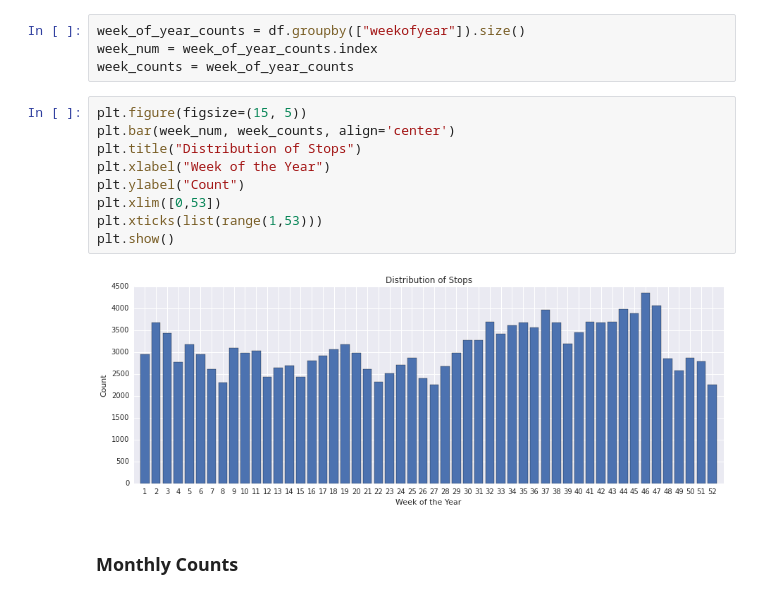
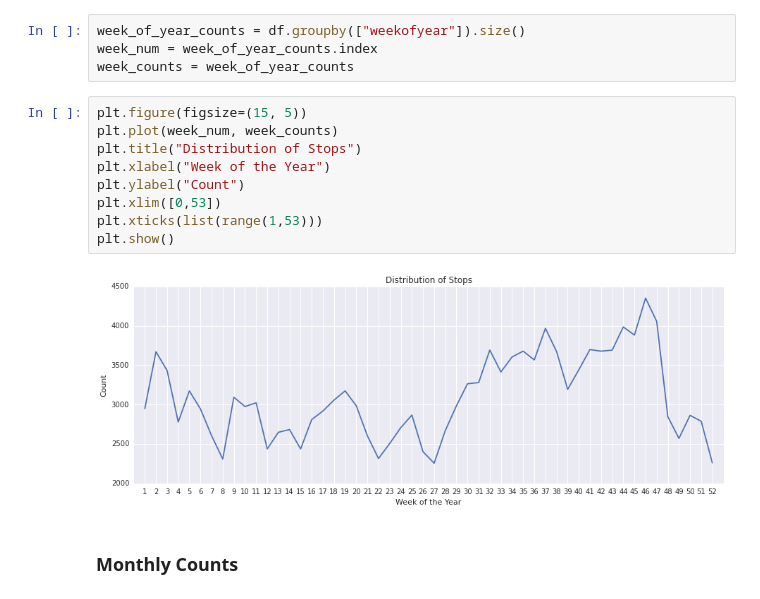
Before and after one commit to garethdavidjones/NYCFrisk, a Jupyter notebook: Exploration.ipynb, the cells around one changed output. Saved outputs shown, nothing was run; the diff lists cells and outputs as text.

```diff
--- a/Exploration.ipynb
+++ b/Exploration.ipynb
@@ -195,15 +172,15 @@ week_num = week_of_year_counts.index
 week_counts = week_of_year_counts
 # %%
 plt.figure(figsize=(15, 5))
-plt.bar(week_num, week_counts, align='center')
+plt.plot(week_num, week_counts)
 plt.title("Distribution of Stops")
 plt.xlabel("Week of the Year")
 plt.ylabel("Count")
 plt.xlim([0,53])
 plt.xticks(list(range(1,53)))
 plt.show()
 # %% [output]
-[figure, old version]
+[figure, new version]
 # %% [markdown]
 ### Monthly Counts
 # %%
```
Also changed, not shown: parts of 8 cells of this notebook.
